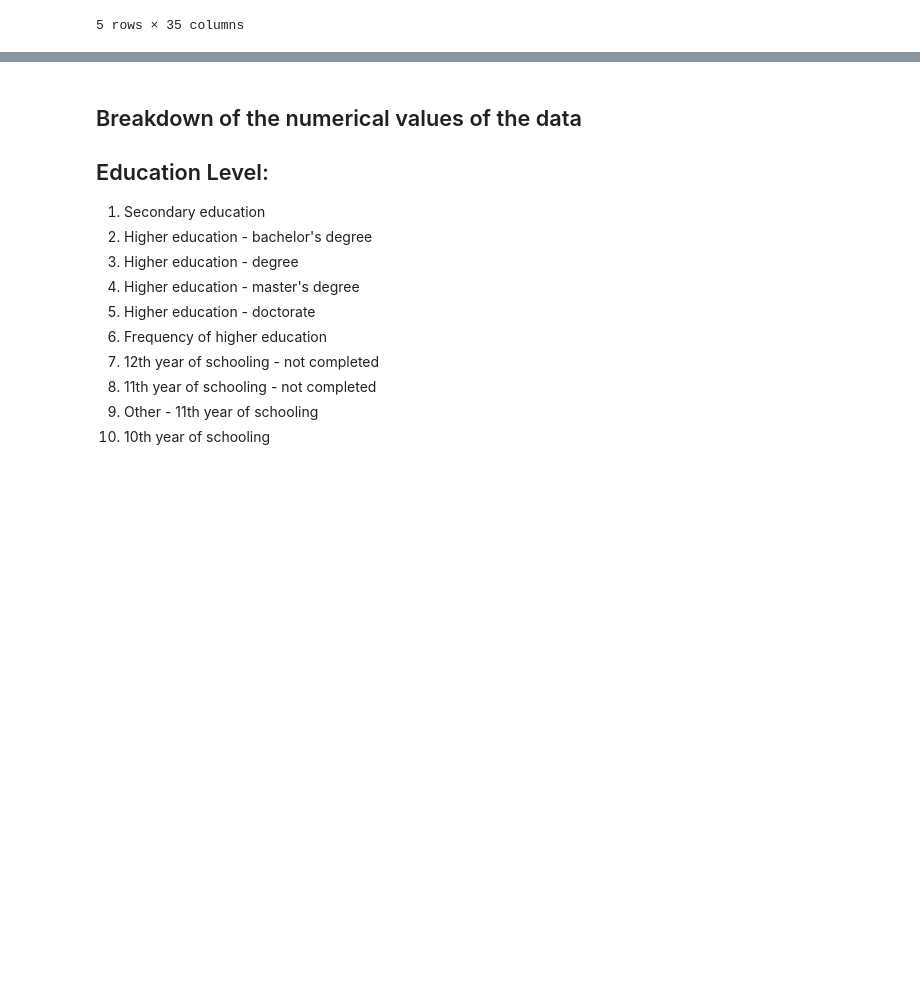
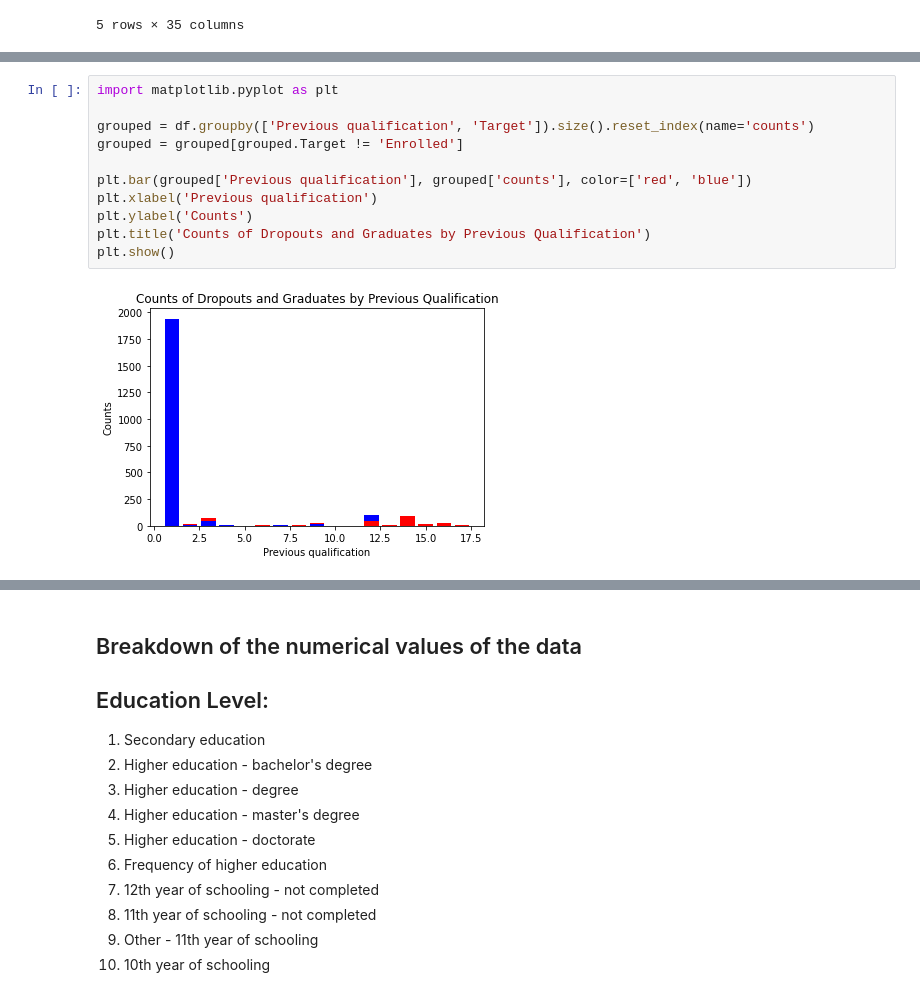
Before and after one commit to mlister3/Student_Success_Predictors, a Jupyter notebook: data.ipynb, the cells around one changed output, grey strips where cells are left out. Saved outputs shown, nothing was run; the diff lists cells and outputs as text; blank space fills up the shorter version.

```diff
--- a/data.ipynb
+++ b/data.ipynb
@@ -23,0 +222,13 @@ df.head()
+# %%
+import matplotlib.pyplot as plt
+
+grouped = df.groupby(['Previous qualification', 'Target']).size().reset_index(name='counts')
+grouped = grouped[grouped.Target != 'Enrolled']
+
+plt.bar(grouped['Previous qualification'], grouped['counts'], color=['red', 'blue'])
+plt.xlabel('Previous qualification')
+plt.ylabel('Counts')
+plt.title('Counts of Dropouts and Graduates by Previous Qualification')
+plt.show()
+# %% [output]
+[figure, added]
```
Also changed, not shown: parts of 32 cells of this notebook, 2 other files.
